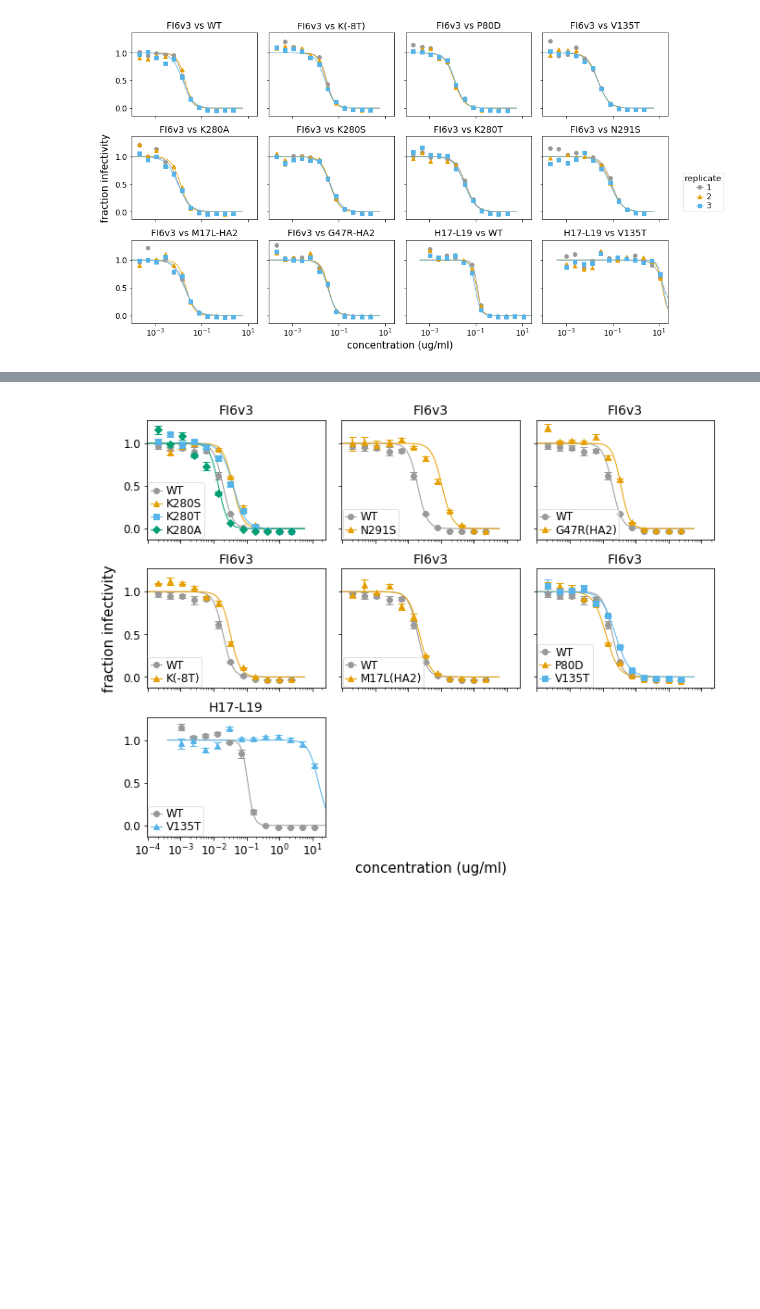
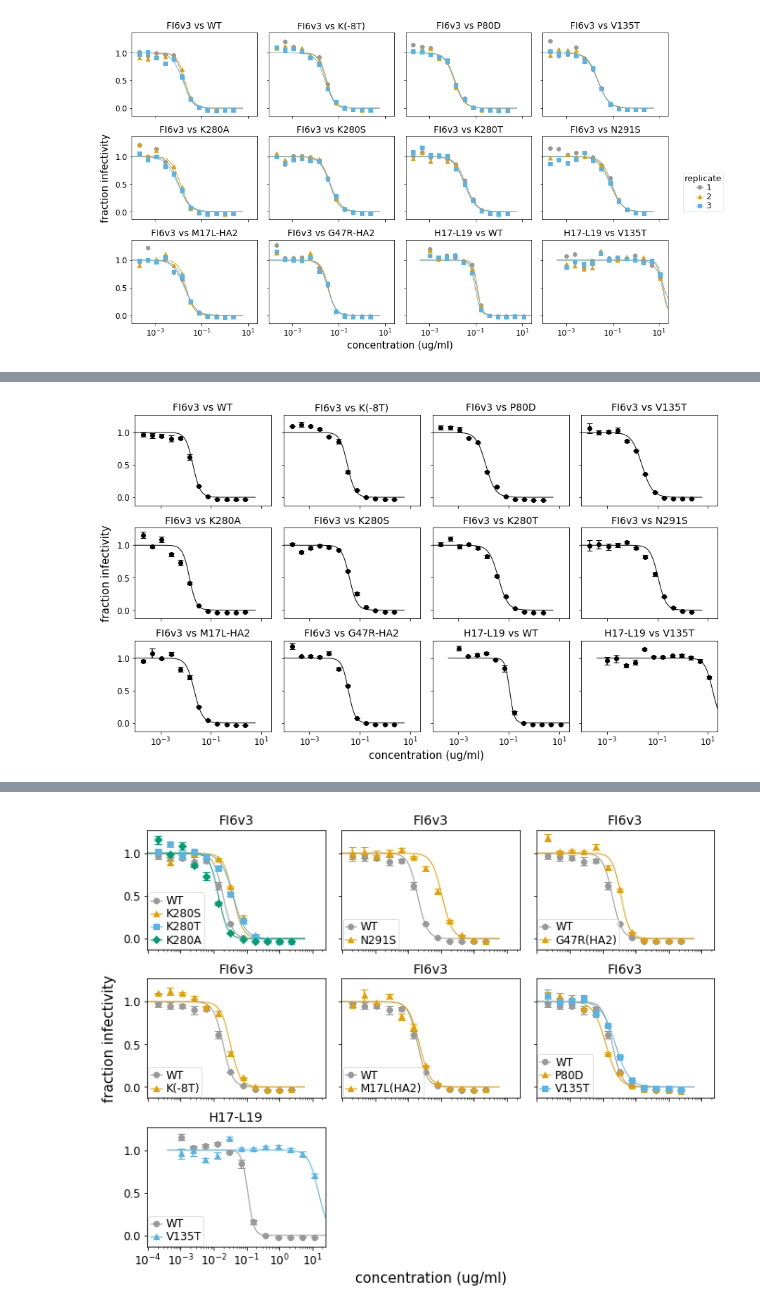
Before and after one commit to jbloomlab/neutcurve, a Jupyter notebook: docs/examples/curvefits.ipynb, the cells around one changed output, grey strips where cells are left out. Cells and saved outputs as stored; diff of their text form; code cells hidden in the pictures; blank space fills up the shorter version.

Commit message:
add `average_only` to `plotGrid`, expand examples

```diff
--- a/docs/examples/curvefits.ipynb
+++ b/docs/examples/curvefits.ipynb
@@ -194,0 +223,6 @@ We use the colors and markers defined in :mod:`neutcurve.colorschemes`
+# %%
+fig, axes = fits.plotReplicates(xlabel='concentration (ug/ml)',
+                                average_only=True,
+                                colors=['black'])
+# %% [output]
+[figure, added]
```
Also changed, not shown: parts of 29 cells of this notebook, 2 other files.
